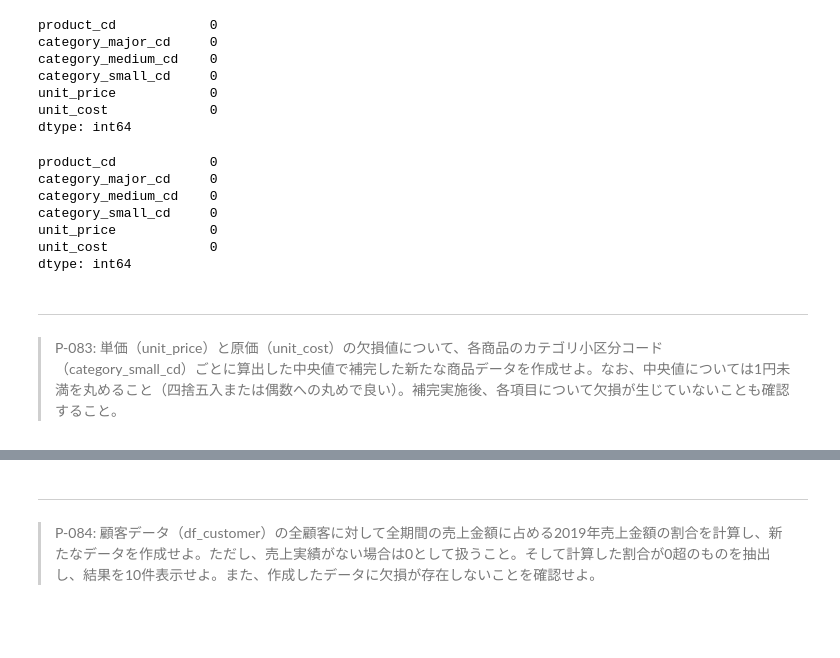
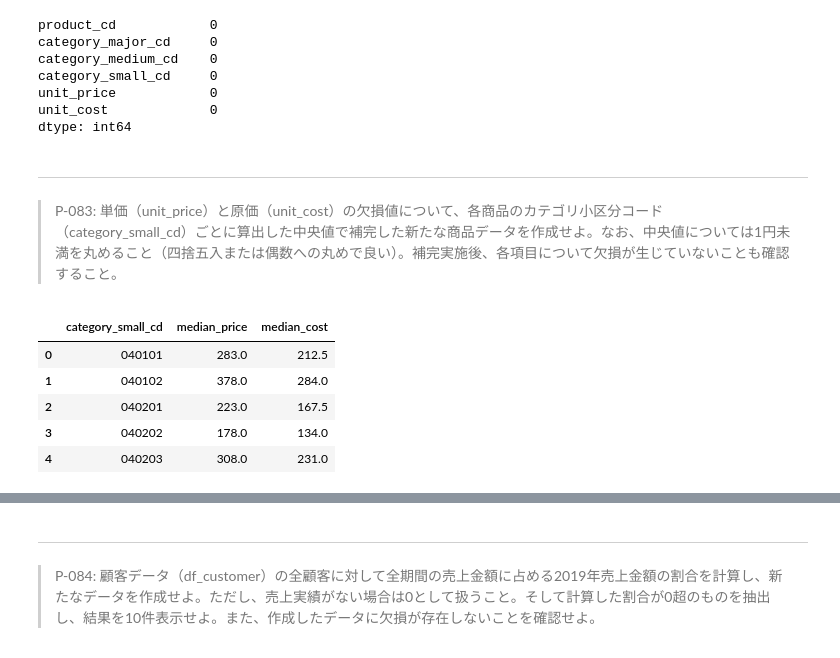
Before and after one commit to KJR020/100knocks-preprocess, a Jupyter notebook: docker/work/preprocess_knock_Python.ipynb, the cells around one changed output, grey strips where cells are left out. Drawn from its saved outputs; the diff is of its cells as text; code cells hidden in the pictures; blank space fills up the shorter version.

```diff
--- a/docker/work/preprocess_knock_Python.ipynb
+++ b/docker/work/preprocess_knock_Python.ipynb
@@ -2098,25 +2071,19 @@ category_small_cd     0
 unit_price            0
 unit_cost             0
 dtype: int64
-# %%
-# コード例2 (scikit-learnのSimpleImputer)
-imp_mean = SimpleImputer(missing_values=np.nan, strategy="median")
-
-imp_values = imp_mean.fit_transform(df_product[["unit_price", "unit_cost"]])
-
-df_product_3 = df_product.copy()
-
-df_product_3[["unit_price", "unit_cost"]] = imp_values.round()
-
-df_product_3.isnull().sum()
-# %% [output]
-product_cd            0
-category_major_cd     0
-category_medium_cd    0
-category_small_cd     0
-unit_price            0
-unit_cost             0
-dtype: int64
 # %% [markdown]
 ---
 > P-083: 単価（unit_price）と原価（unit_cost）の欠損値について、各商品のカテゴリ小区分コード（category_small_cd）ごとに算出した中央値で補完した新たな商品データを作成せよ。なお、中央値については1円未満を丸めること（四捨五入または偶数への丸めで良い）。補完実施後、各項目について欠損が生じていないことも確認すること。
+# %%
+# コード例1
+df_tmp = (df_product.groupby("category_small_cd")
+            .agg(median_price=("unit_price", "median"),
+            median_cost=("unit_cost", "median")).reset_index())
+df_tmp.head()
+# %% [output]
+|  | category_small_cd | median_price | median_cost |
+| 0 | 040101 | 283.0 | 212.5 |
+| 1 | 040102 | 378.0 | 284.0 |
+| 2 | 040201 | 223.0 | 167.5 |
+| 3 | 040202 | 178.0 | 134.0 |
+| 4 | 040203 | 308.0 | 231.0 |
```
Also changed, not shown: parts of 8 cells of this notebook.
